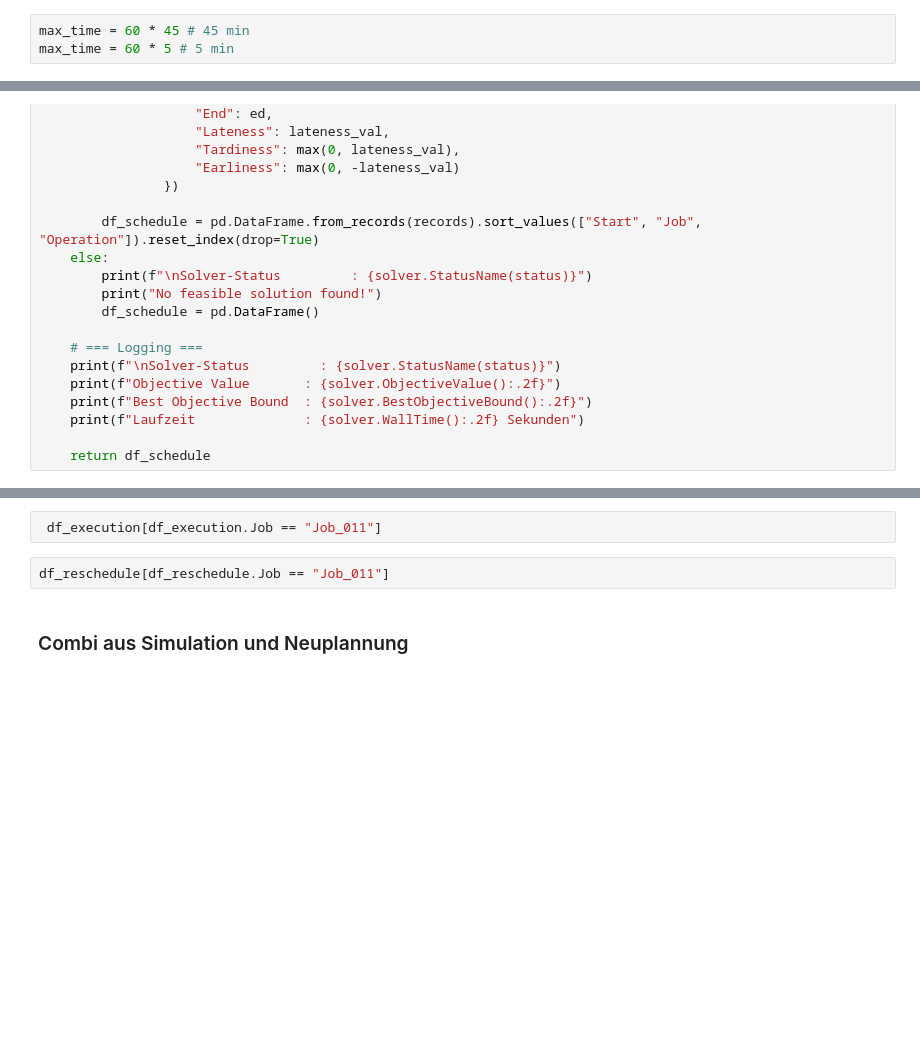
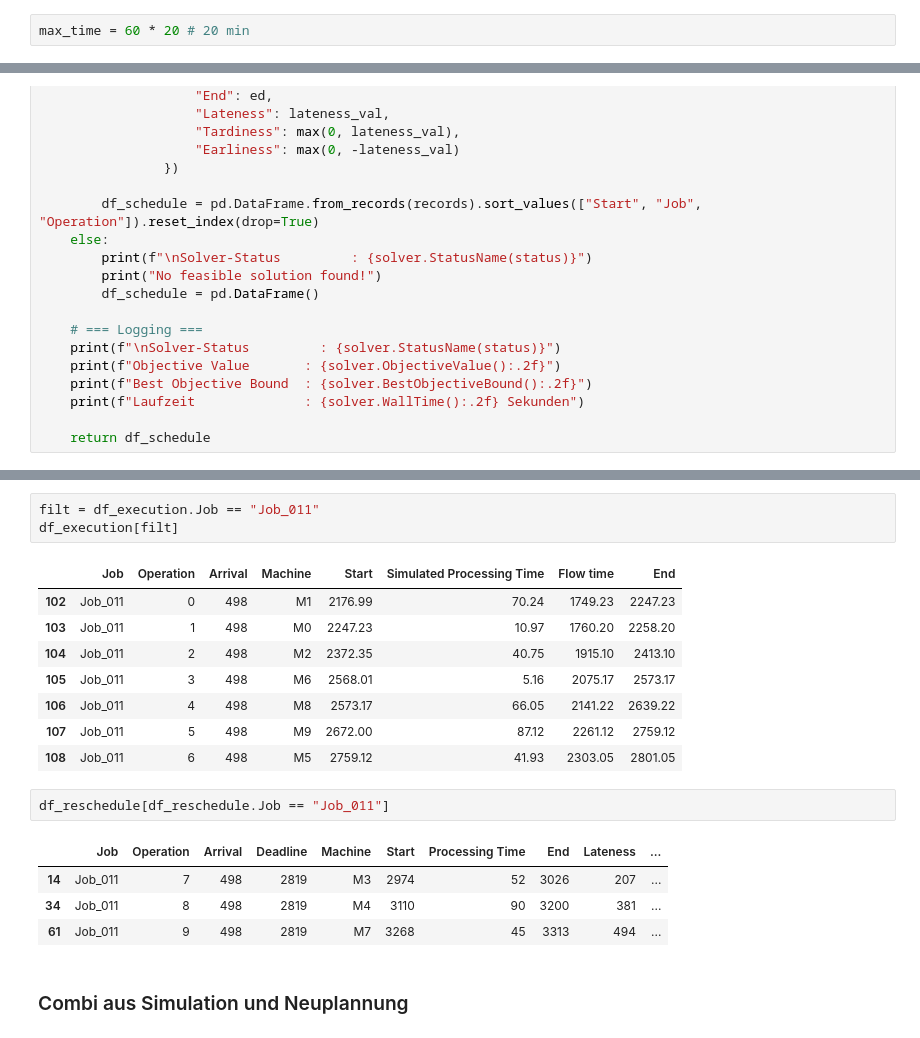
Before and after one commit to konrad-adamski/HTWD_Minimalinvasives_Job-Shop_Scheduling, a Jupyter notebook: notebooks/23_CP_Scheduling_Lateness with ReadyTime/01_Lateness_Rescheduling (Regeneration).ipynb, the cells around one changed output, grey strips where cells are left out. Cells and saved outputs as stored; diff of their text form; blank space fills up the shorter version.

```diff
--- a/notebooks/23_CP_Scheduling_Lateness with ReadyTime/01_Lateness_Rescheduling (Regeneration).ipynb
+++ b/notebooks/23_CP_Scheduling_Lateness with ReadyTime/01_Lateness_Rescheduling (Regeneration).ipynb
@@ -28,7 +25,6 @@ import matplotlib.pyplot as plt
 import time
 # %%
-max_time = 60 * 45 # 45 min
-max_time = 60 * 5 # 5 min
+max_time = 60 * 20 # 20 min
 # %%
 basic_data_path = get_path("data", "basic")
 df_instance = pd.read_csv(basic_data_path / "00_instance.csv")
@@ -424,7 +682,22 @@ show.count_column_grouped(last_ops, "Lateness", max_val = 180, steps= 60)
 # %%
- df_execution[df_execution.Job == "Job_011"]
+filt = df_execution.Job == "Job_011"
+df_execution[filt]
+# %% [output]
+|  | Job | Operation | Arrival | Machine | Start | Simulated Processing Time | Flow time | End |
+| 102 | Job_011 | 0 | 498 | M1 | 2176.99 | 70.24 | 1749.23 | 2247.23 |
+| 103 | Job_011 | 1 | 498 | M0 | 2247.23 | 10.97 | 1760.20 | 2258.20 |
+| 104 | Job_011 | 2 | 498 | M2 | 2372.35 | 40.75 | 1915.10 | 2413.10 |
+| 105 | Job_011 | 3 | 498 | M6 | 2568.01 | 5.16 | 2075.17 | 2573.17 |
+| 106 | Job_011 | 4 | 498 | M8 | 2573.17 | 66.05 | 2141.22 | 2639.22 |
+| 107 | Job_011 | 5 | 498 | M9 | 2672.00 | 87.12 | 2261.12 | 2759.12 |
+| 108 | Job_011 | 6 | 498 | M5 | 2759.12 | 41.93 | 2303.05 | 2801.05 |
 # %%
 df_reschedule[df_reschedule.Job == "Job_011"]
+# %% [output]
+|  | Job | Operation | Arrival | Deadline | Machine | Start | Processing Time | End | Lateness | ... |
+| 14 | Job_011 | 7 | 498 | 2819 | M3 | 2974 | 52 | 3026 | 207 | ... |
+| 34 | Job_011 | 8 | 498 | 2819 | M4 | 3110 | 90 | 3200 | 381 | ... |
+| 61 | Job_011 | 9 | 498 | 2819 | M7 | 3268 | 45 | 3313 | 494 | ... |
 # %% [markdown]
 ### Combi aus Simulation und Neuplannung
 # %%
```
Also changed, not shown: parts of 24 cells of this notebook, 27 other files.
